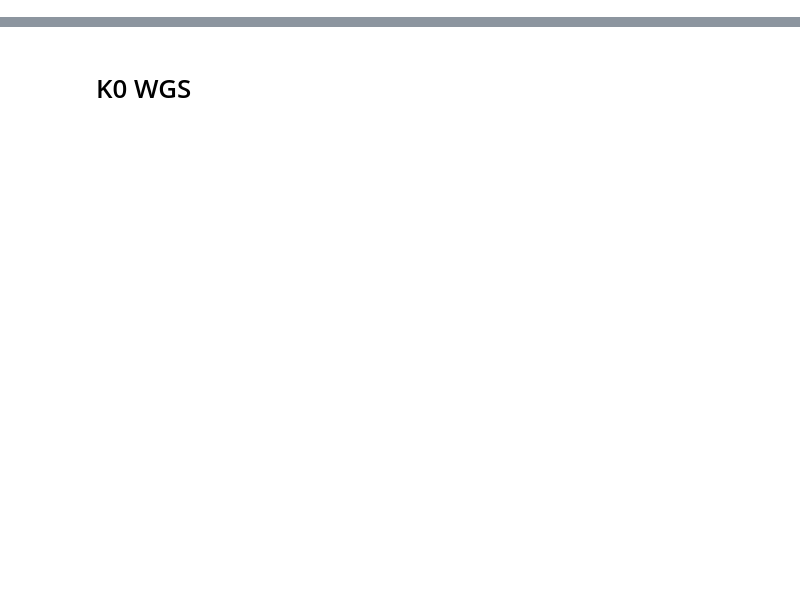
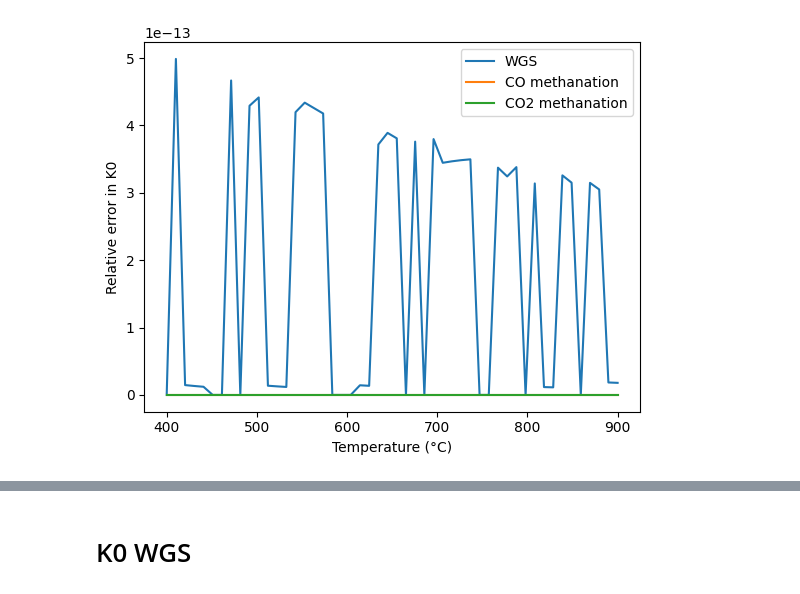
Before and after one commit to ChemRxnEngLab/GibbsEnergyMinimizationModel, a Jupyter notebook: test_eq_check.ipynb, the cells around one changed output, grey strips where cells are left out. Saved outputs shown, nothing was run; the diff lists cells and outputs as text; code cells hidden in the pictures; blank space fills up the shorter version.

```diff
--- a/test_eq_check.ipynb
+++ b/test_eq_check.ipynb
@@ -53,3 +74,17 @@ error_CO2_methanation = np.abs(dRGS_CO2_methanation - DRG_vals_CO2_methanation)
+# %%
+K0_error_WGS = np.abs((K0_dfG[:, 0] - K0_vals[:, 0]) / K0_vals[:, 0]) * 100
+K0_error_CO_methanation = np.abs((K0_dfG[:, 1] - K0_vals[:, 1]) / K0_vals[:, 1]) * 100
+K0_error_CO2_methanation = np.abs((K0_dfG[:, 2] - K0_vals[:, 2]) / K0_vals[:, 2]) * 100
+
+plt.plot(T - 273.15, K0_error_WGS, label='WGS')
+plt.plot(T - 273.15, K0_error_CO_methanation, label='CO methanation')
+plt.plot(T - 273.15, K0_error_CO2_methanation, label='CO2 methanation')
+plt.xlabel('Temperature (°C)')
+plt.ylabel('Relative error in K0')
+plt.legend()
+plt.show()
+# %% [output]
+[figure, added]
 # %%
 # plot relative error
 plt.plot(T - 273.15, error_RWGS, label='WGS')
```
Also changed, not shown: parts of 12 cells of this notebook, 1 other file.
